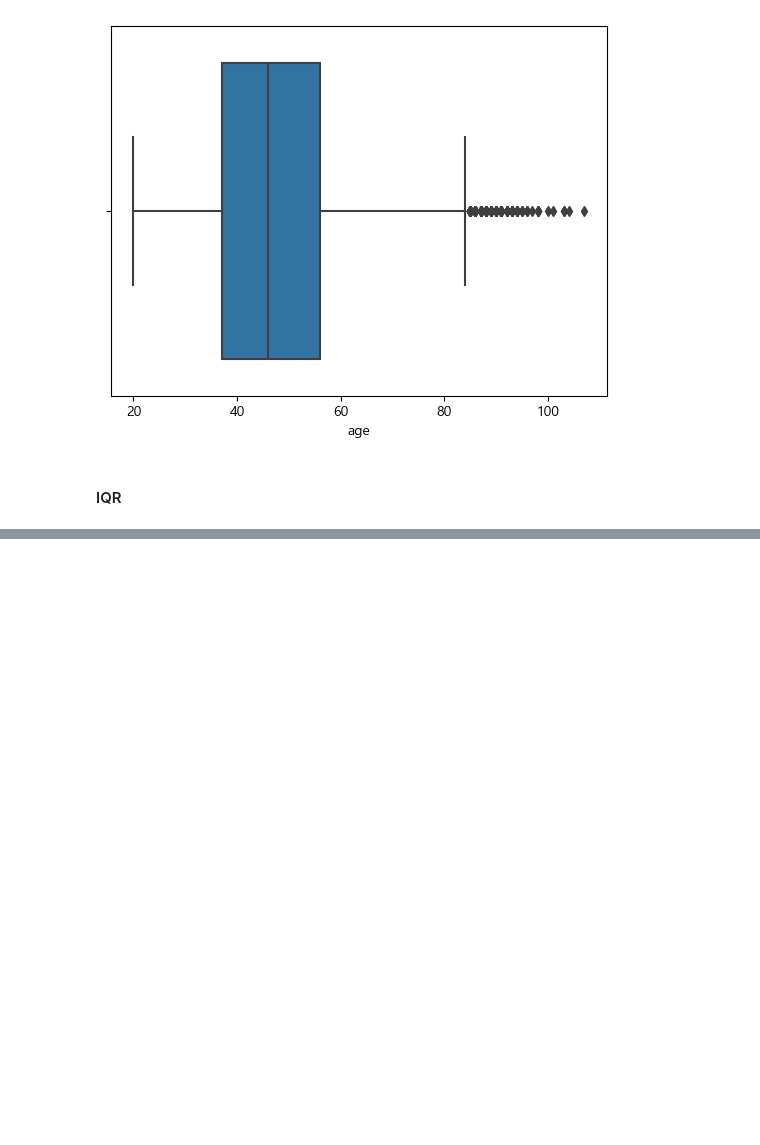
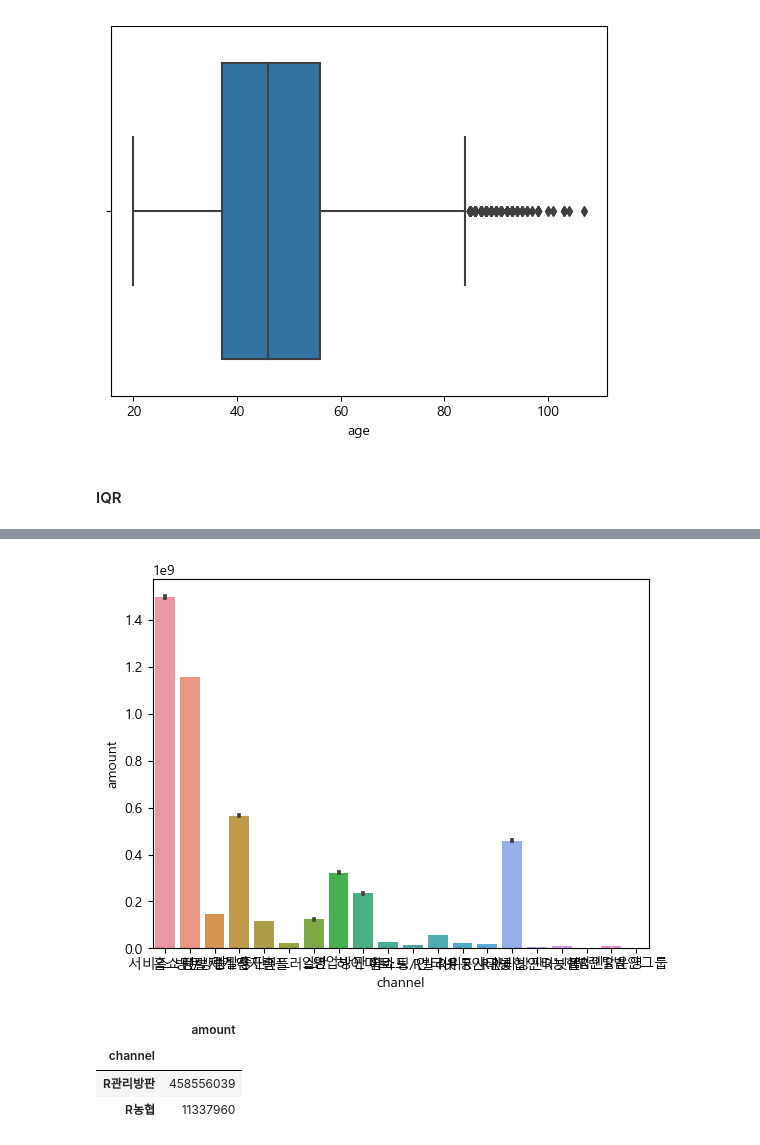
Before and after one commit to lovestar7914/study_data_analytics-1, a Jupyter notebook: codes/visuallizations/UsingCharts_TypeOfContractChannel.ipynb, the cells around one changed output, grey strips where cells are left out. Drawn from its saved outputs; the diff is of its cells as text; code cells hidden in the pictures; blank space fills up the shorter version.

```diff
--- a/codes/visuallizations/UsingCharts_TypeOfContractChannel.ipynb
+++ b/codes/visuallizations/UsingCharts_TypeOfContractChannel.ipynb
@@ -104,0 +148,6 @@ sns.boxplot(data=df_TOCC, x='age')
+# %%
+# sns.barplot(data=df_TOCC, x='channel', y='amount') # 기본 평균
+sns.barplot(data=df_TOCC, x='channel', y='amount', estimator=sum) # 기본 총합
+plt.show()
+# %% [output]
+[figure, added]
@@ -104,0 +157,7 @@ sns.boxplot(data=df_TOCC, x='age')
+# %%
+df_TOCC_sum[:2]
+# %% [output]
+|  | amount |
+| channel |  |
+| R관리방판 | 458556039 |
+| R농협 | 11337960 |
```
Also changed, not shown: parts of 8 cells of this notebook, 2 other files.
